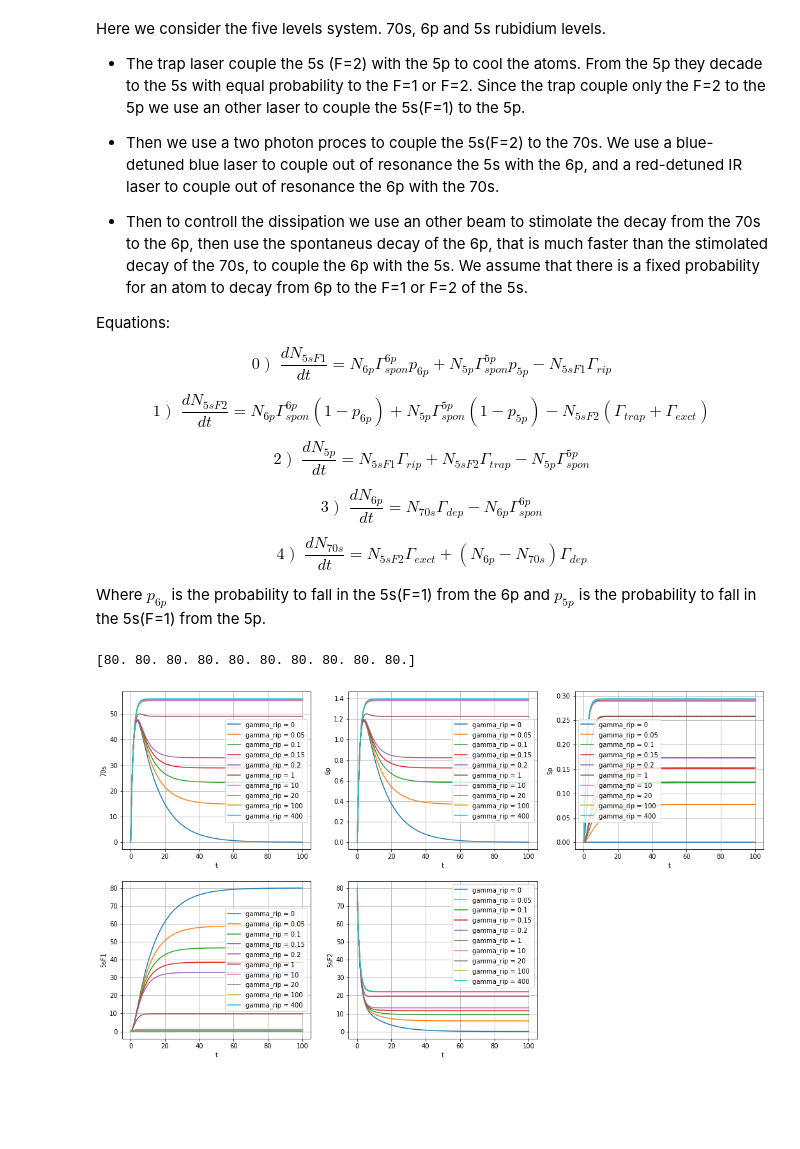
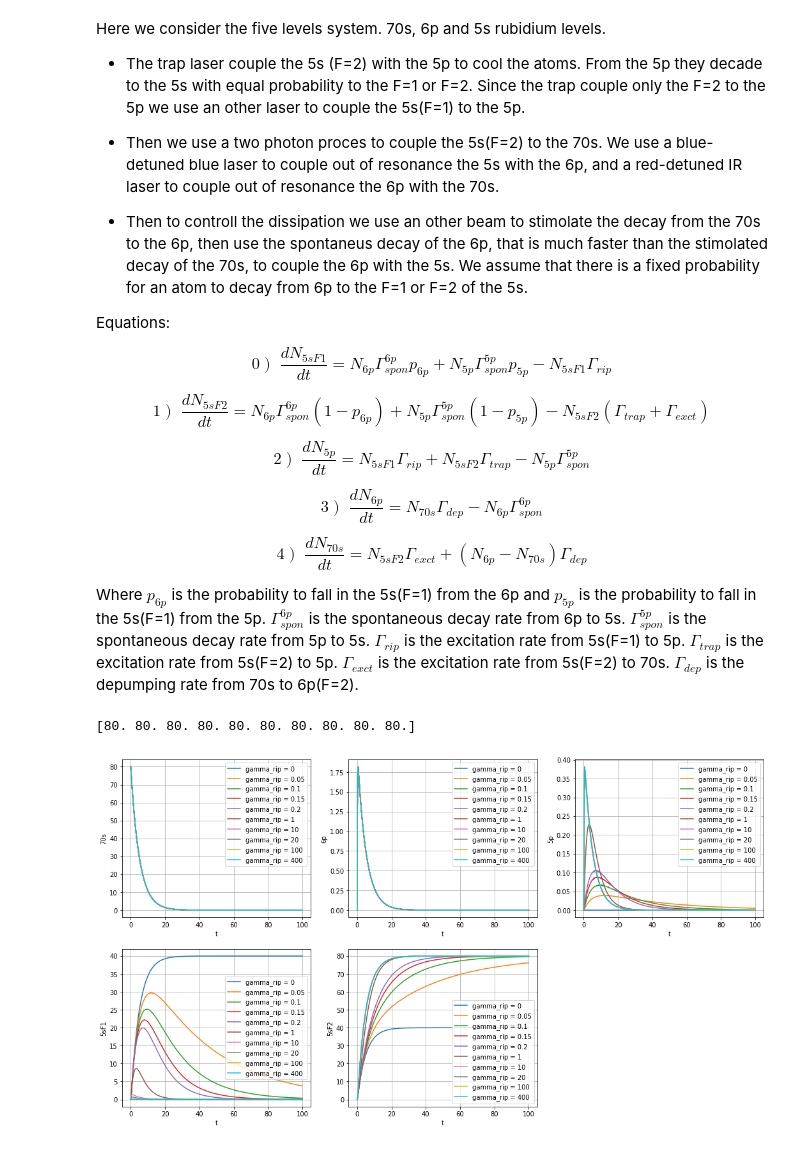
Before and after one commit to Valerio-Amico/Lab-Rydberg, a Jupyter notebook: rates_simulations/dep_exct_5_levels.ipynb, the cells around one changed output. Saved outputs shown, nothing was run; the diff lists cells and outputs as text; code cells hidden in the pictures; blank space fills up the shorter version.

```diff
--- a/rates_simulations/dep_exct_5_levels.ipynb
+++ b/rates_simulations/dep_exct_5_levels.ipynb
@@ -23,18 +23,18 @@ $$ 3\;) \;\; \frac{dN_{6p}}{dt} = N_{70s}\Gamma_{dep} - N_{6p} \Gamma_{spon}^{6p
 
 $$ 4\;) \;\; \frac{dN_{70s}}{dt} = N_{5sF2}\Gamma_{exct} + (N_{6p} - N_{70s}) \Gamma_{dep} $$
 
-Where $p_{6p}$ is the probability to fall in the 5s(F=1) from the 6p and $p_{5p}$ is the probability to fall in the 5s(F=1) from the 5p.
+Where $p_{6p}$ is the probability to fall in the 5s(F=1) from the 6p and $p_{5p}$ is the probability to fall in the 5s(F=1) from the 5p. $\Gamma_{spon}^{6p}$ is the spontaneous decay rate from 6p to 5s. $\Gamma_{spon}^{5p}$ is the spontaneous decay rate from 5p to 5s. $\Gamma_{rip}$ is the excitation rate from 5s(F=1) to 5p. $\Gamma_{trap}$ is the excitation rate from 5s(F=2) to 5p. $\Gamma_{exct}$ is the excitation rate from 5s(F=2) to 70s. $\Gamma_{dep}$ is the depumping rate from 70s to 6p(F=2).
 # %%
 # rates expressed in Mhz
 gamma_spon_6p = 8
 gamma_spon_5p = 38
 #gamma_ripump = 0.1
 gamma_trap = 0
-gamma_exct = 0.5
+gamma_exct = 0
 gamma_depumping = 0.2
 prob_5p = 0.5
 prob_6p = 0.5
-initial_N_5sF2 = 80
+initial_atoms = 80
 gamma_ripump_range = [0, 0.05, 0.1, 0.15, 0.2, 1, 10, 20, 100, 400]
 #gamma_exct_range = [0, 0.05, 0.1, 0.15, 0.2, 38]
 results = {"70s": [], "6p": [], "5p": [], "5sF1": [], "5sF2": []}
@@ -52,32 +52,36 @@ for gamma_ripump in gamma_ripump_range:
     F = lambda t, s: np.dot(equations.T, s)
 
     t_eval = np.arange(0, 100, 0.01)
-    sol = solve_ivp(F, [0, 100], [0, initial_N_5sF2, 0, 0, 0], t_eval=t_eval, method="RK45")
+
+    # number of initial atoms in each state.
+    ######################   5sF1, 5sF2,    5p,   6p,  70s
+    inizial_conditions = [      0,    0,     0,    0,  initial_atoms]
+    sol = solve_ivp(F, [0, 100], inizial_conditions, t_eval=t_eval, method="RK45")
 
     results["70s"].append(sol.y.T[:, 4])
     results["6p"].append(sol.y.T[:, 3])
     results["5p"].append(sol.y.T[:, 2])
     results["5sF1"].append(sol.y.T[:, 0])
     results["5sF2"].append(sol.y.T[:, 1])
 
 
 plt.figure(figsize = (18, 10))
 final_tot_atoms = np.zeros(len(gamma_ripump_range))
 
 for j, level_plotted in enumerate(results.keys()):
 
     k = 231+j
     plt.subplot(k)
     for i, sol in enumerate(results[level_plotted]):
         plt.plot(t_eval, sol, label=f"gamma_rip = {gamma_ripump_range[i]}")
         final_tot_atoms[i]+=sol[-1]
     plt.xlabel('t')
     plt.ylabel(level_plotted)
     plt.legend()
 
     plt.grid()
 
 print(final_tot_atoms)
 # %% [output]
 [80. 80. 80. 80. 80. 80. 80. 80. 80. 80.]
-[figure, old version]
+[figure, new version]
```
Also changed, not shown: 7 other files.
